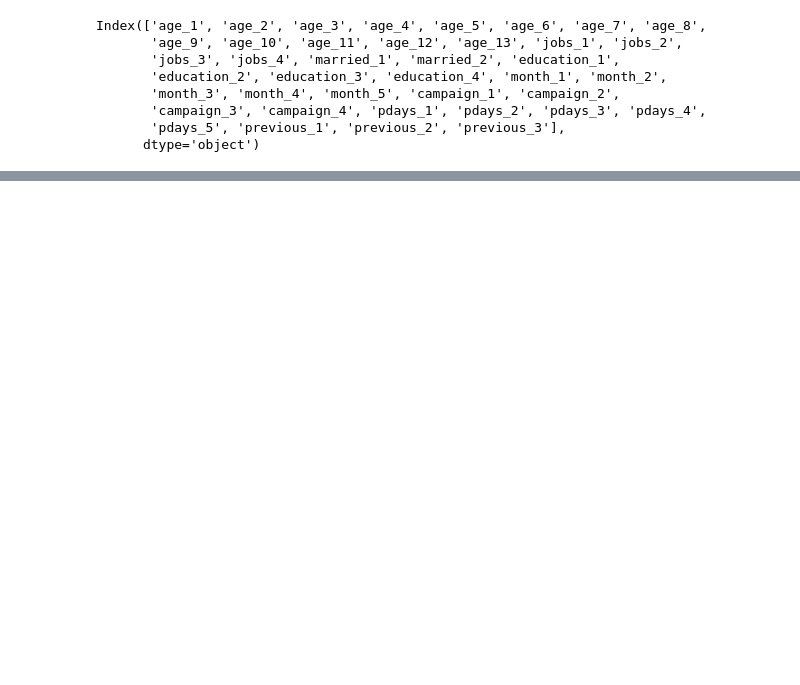
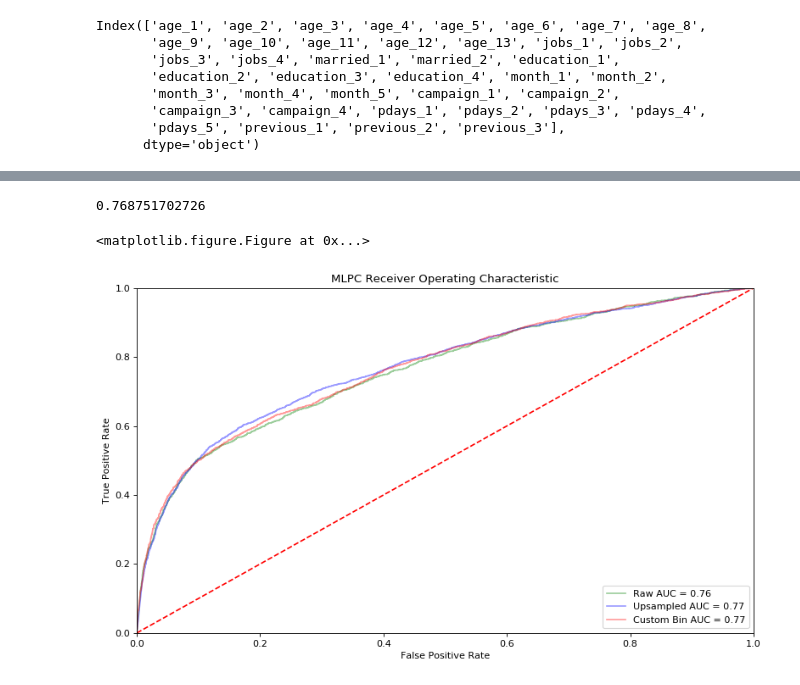
Before and after one commit to kcalab92/Springboard-DataScience, a Jupyter notebook: Bank Loan Subscription/Model.1.ipynb, the cells around one changed output, grey strips where cells are left out. Cells and saved outputs as stored; diff of their text form; code cells hidden in the pictures; blank space fills up the shorter version.

```diff
--- a/Bank Loan Subscription/Model.1.ipynb
+++ b/Bank Loan Subscription/Model.1.ipynb
@@ -415,0 +1162,6 @@ Ending MLPR random search at:  2018-04-19 23:20:00.697450
+# %%
+# ROC curve calculations
+probs = mlpc.predict_proba(X_test)
+preds = probs[:,1]
+fpr_mlpc, tpr_mlpc, threshold_mlpc = roc_curve(y_test, preds)
+roc_auc_mlpc = auc(fpr_mlpc, tpr_mlpc)
@@ -415,0 +1220,7 @@ Ending MLPR random search at:  2018-04-19 23:20:00.697450
+# %%
+# ROC curve calculations
+probs = mlpc.predict_proba(X_test_us)
+preds = probs[:,1]
+fpr_mlpc_us, tpr_mlpc_us, threshold_mlpc_us = roc_curve(y_test_us, preds)
+roc_auc_mlpc_us = auc(fpr_mlpc_us, tpr_mlpc_us)
+print(roc_auc_mlpc_us)
@@ -416,3 +1277,35 @@ Ending MLPR random search at:  2018-04-19 23:20:00.697450
+# %%
+# ROC curve calculations
+probs = mlpc.predict_proba(X_test_cb)
+preds = probs[:,1]
+fpr_mlpc_cb, tpr_mlpc_cb, threshold_mlpc_cb = roc_curve(y_test_cb, preds)
+roc_auc_mlpc_cb = auc(fpr_mlpc_cb, tpr_mlpc_cb)
+print(roc_auc_mlpc_cb)
+# %% [output]
+0.768751702726
+# %%
+plt.gcf().clear()
+
+plt.figure(num=None, figsize=(10, 6), dpi=80, facecolor='w', edgecolor='k')
+
+plt.title('MLPC Receiver Operating Characteristic')
+
+plt.plot(fpr_mlpc, tpr_mlpc, 'g', label = 'Raw AUC = %0.2f' % roc_auc_mlpc, alpha=.4)
+plt.plot(fpr_mlpc_us, tpr_mlpc_us, 'b', label = 'Upsampled AUC = %0.2f' % roc_auc_mlpc_us, alpha=.4)
+plt.plot(fpr_mlpc_cb, tpr_mlpc_cb, 'r', label = 'Custom Bin AUC = %0.2f' % roc_auc_mlpc_cb, alpha=.4)
+
+plt.legend(loc = 'lower right')
+plt.plot([0, 1], [0, 1],'r--')
+plt.xlim([0, 1])
+plt.ylim([0, 1])
+plt.ylabel('True Positive Rate')
+plt.xlabel('False Positive Rate')
+
+plt.tight_layout()
+plt.show()
+# %% [output]
+<matplotlib.figure.Figure at 0x...>
+[figure, added]
 # %%
 knnc = KNeighborsClassifier()
 knnc.fit(X_train, y_train)
```
Also changed, not shown: parts of 95 cells of this notebook.
